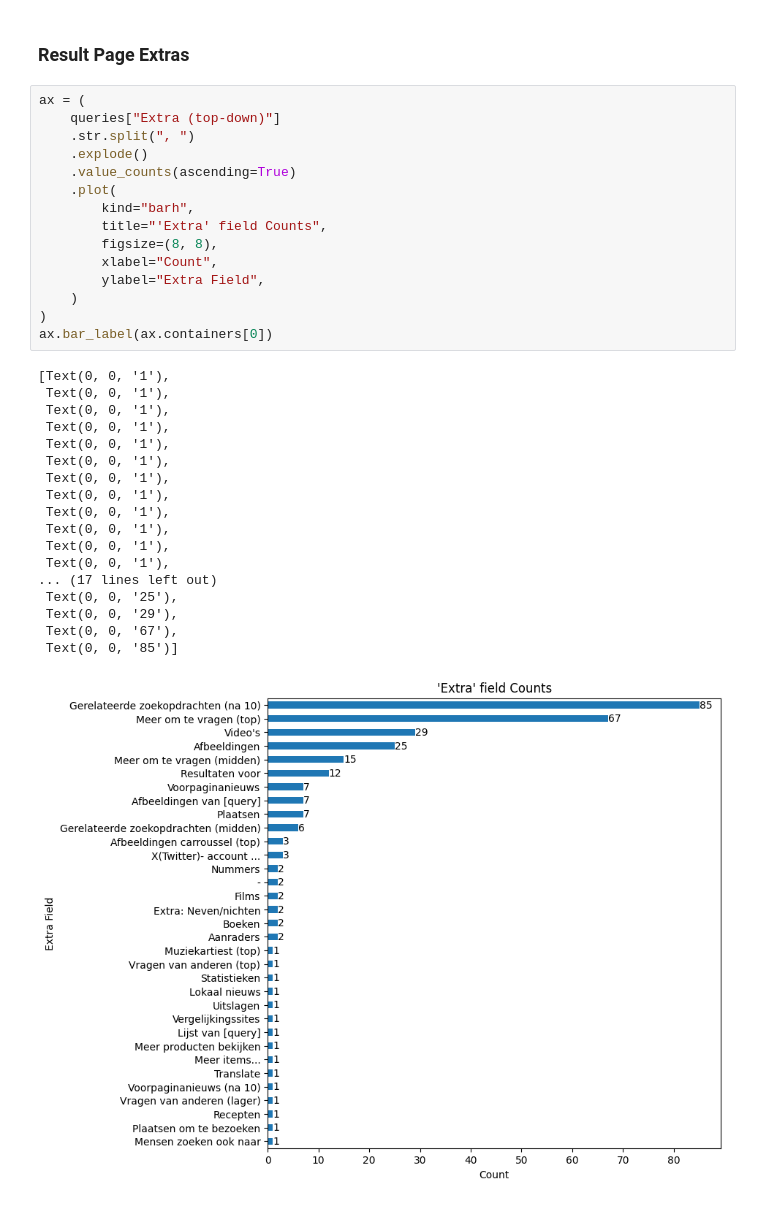
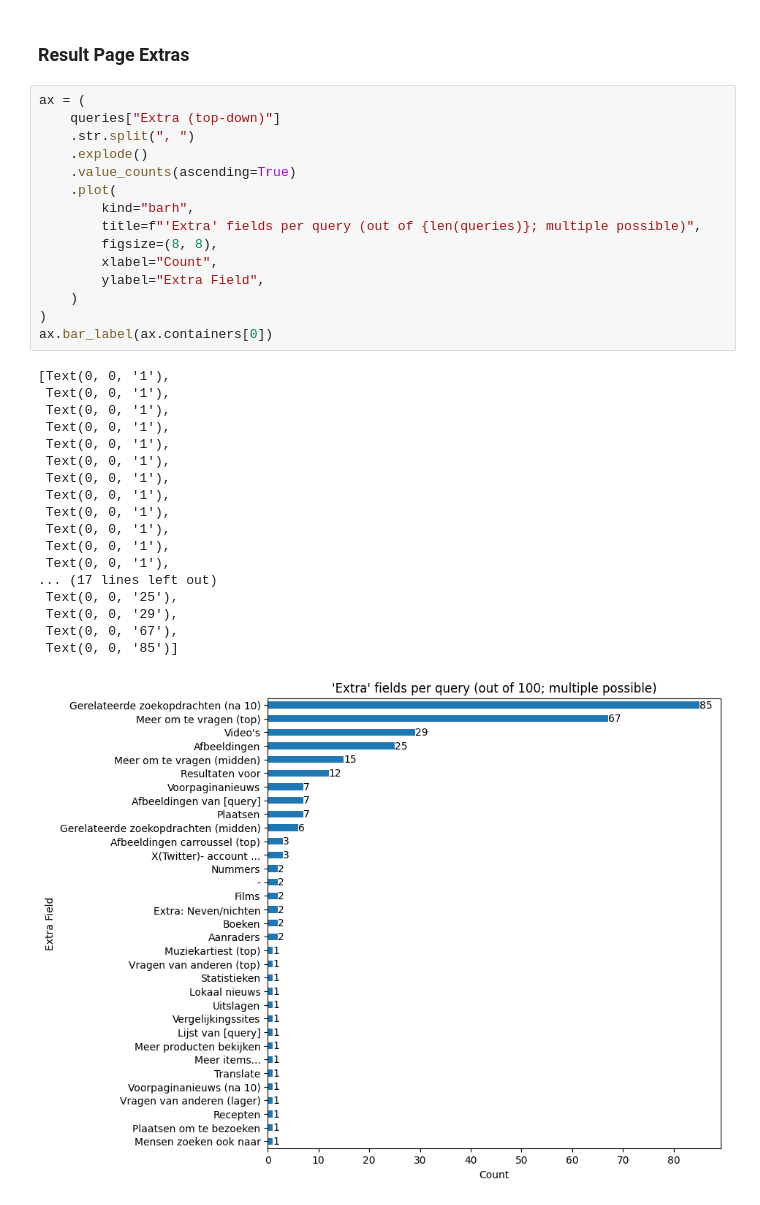
Before and after one commit to SlimZoeken/100queries, a Jupyter notebook: notebooks/analysis.ipynb, the cells around one changed output. Cells and saved outputs as stored; diff of their text form.

```diff
--- a/notebooks/analysis.ipynb
+++ b/notebooks/analysis.ipynb
@@ -486,32 +493,32 @@ ax = (
     queries["Extra (top-down)"]
     .str.split(", ")
     .explode()
     .value_counts(ascending=True)
     .plot(
         kind="barh",
-        title="'Extra' field Counts",
+        title=f"'Extra' fields per query (out of {len(queries)}; multiple possible)",
         figsize=(8, 8),
         xlabel="Count",
         ylabel="Extra Field",
     )
 )
 ax.bar_label(ax.containers[0])
 # %% [output]
 [Text(0, 0, '1'),
  Text(0, 0, '1'),
  Text(0, 0, '1'),
  Text(0, 0, '1'),
  Text(0, 0, '1'),
  Text(0, 0, '1'),
  Text(0, 0, '1'),
  Text(0, 0, '1'),
  Text(0, 0, '1'),
  Text(0, 0, '1'),
  Text(0, 0, '1'),
  Text(0, 0, '1'),
 ... (17 lines left out)
  Text(0, 0, '25'),
  Text(0, 0, '29'),
  Text(0, 0, '67'),
  Text(0, 0, '85')]
-[figure, old version]
+[figure, new version]
```
Also changed, not shown: parts of 9 cells of this notebook.
